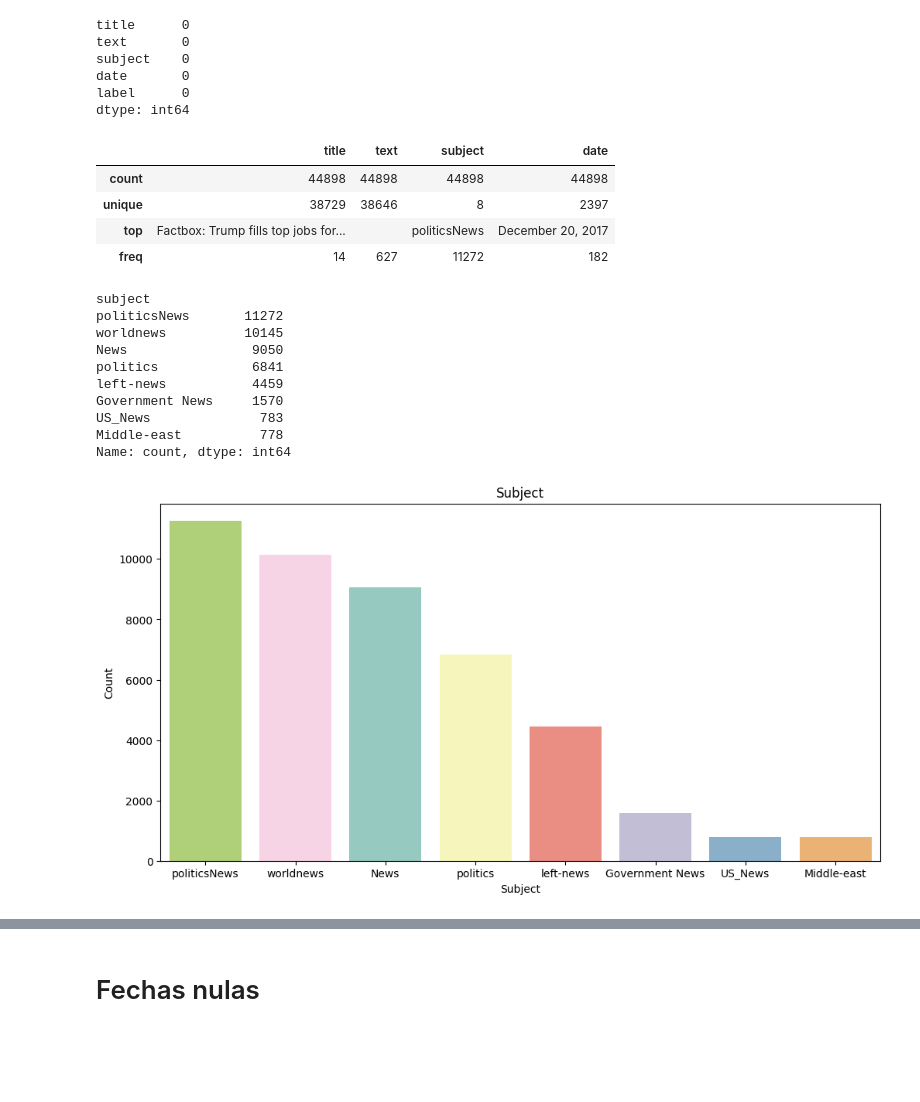
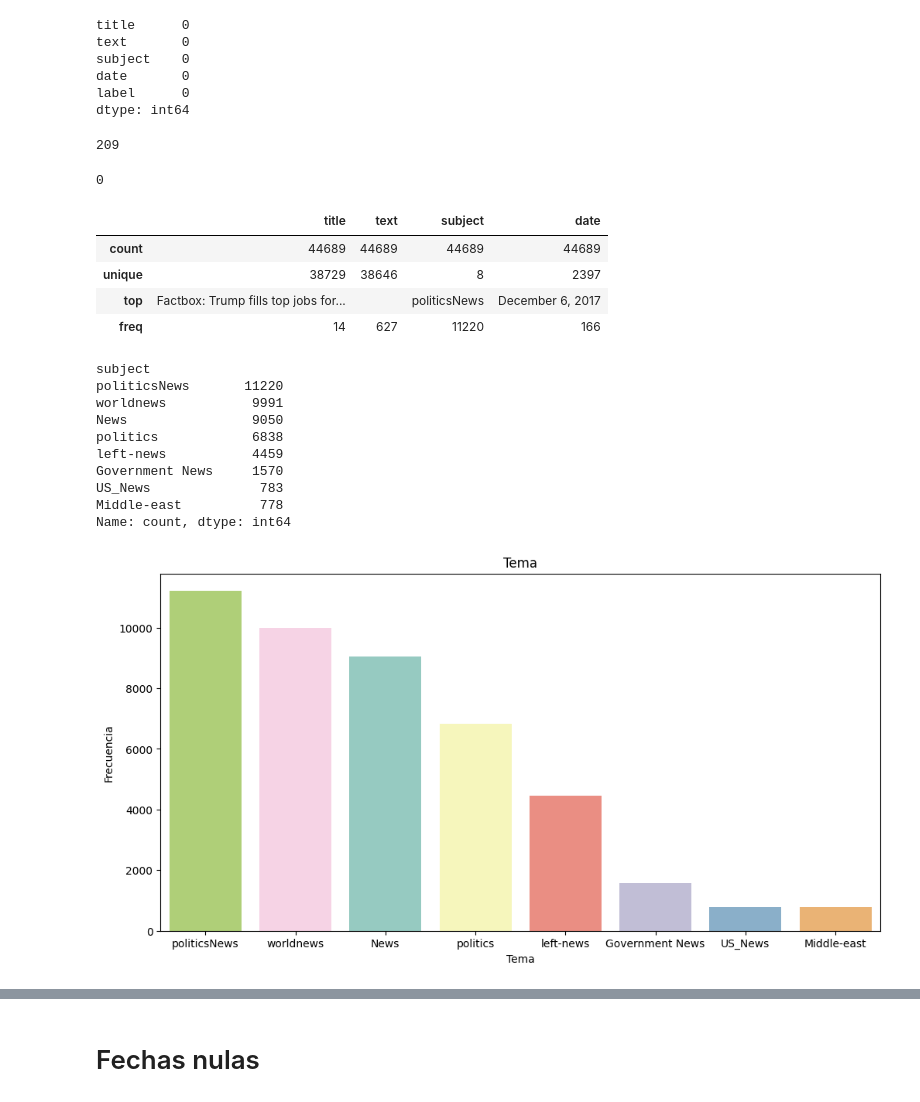
Before and after one commit to jzarcoo/FakeNewsDetection, a Jupyter notebook: EDA.ipynb, the cells around one changed output, grey strips where cells are left out. Cells and saved outputs as stored; diff of their text form; code cells hidden in the pictures; blank space fills up the shorter version.

```diff
--- a/EDA.ipynb
+++ b/EDA.ipynb
@@ -51,36 +51,48 @@ subject    0
 date       0
 label      0
 dtype: int64
+# %%
+# duplicados
+df.duplicated().sum()
+# %% [output]
+209
+# %%
+df.drop_duplicates(inplace=True)
+# %%
+# duplicados
+df.duplicated().sum()
+# %% [output]
+0
 # %%
 categoricas = df.select_dtypes(include="object")
 # %%
 categoricas.describe()
 # %% [output]
 |  | title | text | subject | date |
-| count | 44898 | 44898 | 44898 | 44898 |
+| count | 44689 | 44689 | 44689 | 44689 |
 | unique | 38729 | 38646 | 8 | 2397 |
-| top | Factbox: Trump fills top jobs for... |  | politicsNews | December 20, 2017 |
-| freq | 14 | 627 | 11272 | 182 |
+| top | Factbox: Trump fills top jobs for... |  | politicsNews | December 6, 2017 |
+| freq | 14 | 627 | 11220 | 166 |
 # %%
 plt.figure(figsize=(12, 6))
 sns.countplot(x="subject", data=df, palette="Set3", order=df["subject"].value_counts().index, hue="subject")
 print(df["subject"].value_counts())
-plt.title("Subject")
-plt.xlabel("Subject")
-plt.ylabel("Count")
+plt.title("Tema")
+plt.xlabel("Tema")
+plt.ylabel("Frecuencia")
 plt.show()
 # %% [output]
 subject
-politicsNews       11272
-worldnews          10145
+politicsNews       11220
+worldnews           9991
 News                9050
-politics            6841
+politics            6838
 left-news           4459
 Government News     1570
 US_News              783
 Middle-east          778
 Name: count, dtype: int64
-[figure, old version]
+[figure, new version]
 # %%
 # fake 0, true 1
 colores_mapa = {0: "red", 1: "green"}
```
Also changed, not shown: parts of 4 cells of this notebook.
